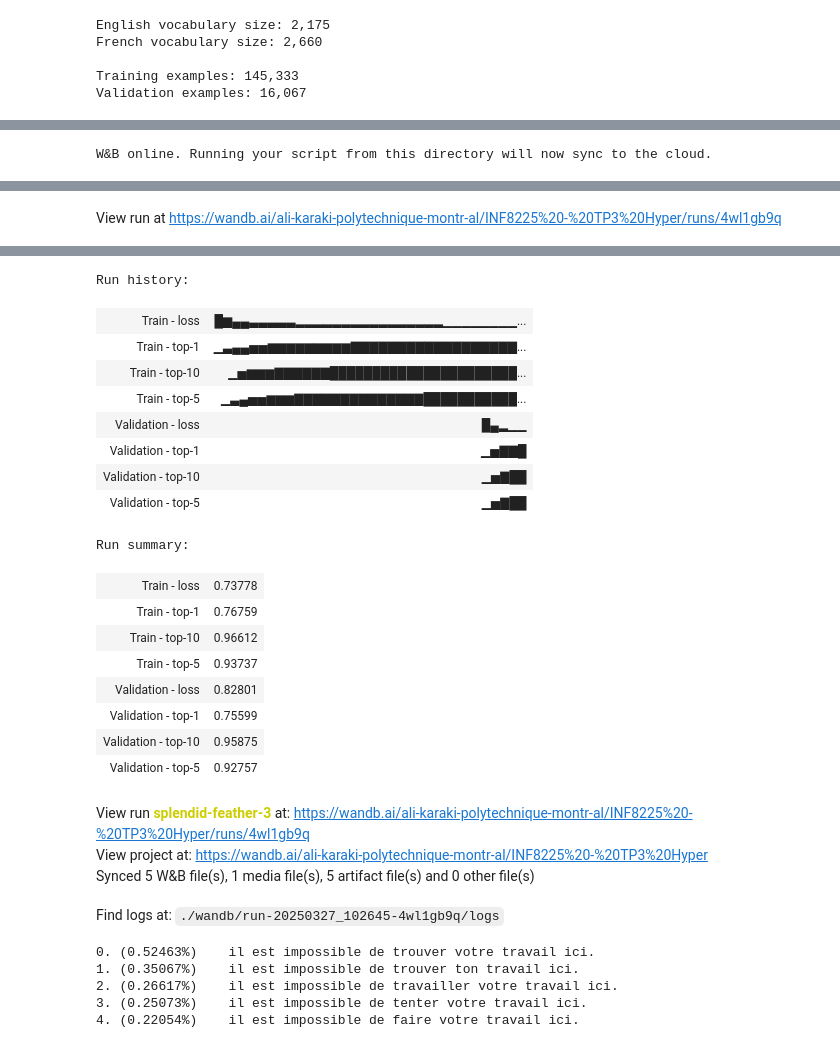
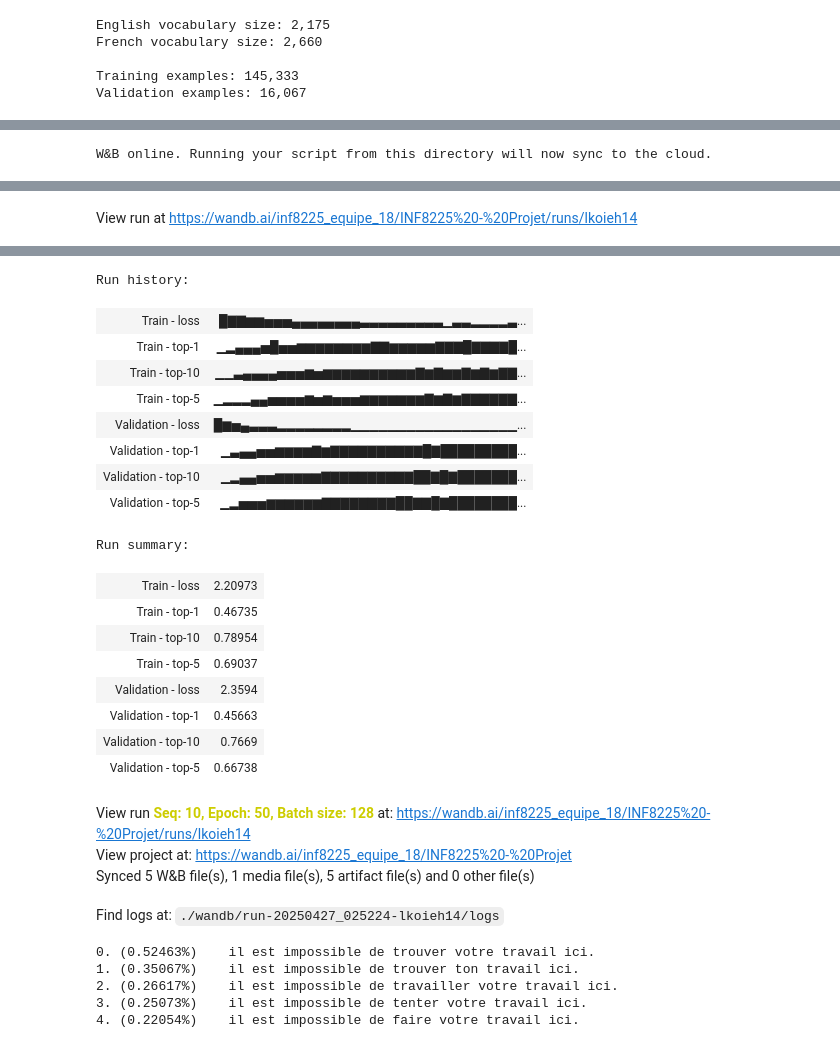
Before and after one commit to Alexis2707/INF8225-Projet, a Jupyter notebook: Projet_INF8225_equipe_18.ipynb, the cells around one changed output, grey strips where cells are left out. Cells and saved outputs as stored; diff of their text form; code cells hidden in the pictures.

```diff
--- a/Projet_INF8225_equipe_18.ipynb
+++ b/Projet_INF8225_equipe_18.ipynb
@@ -1415,7 +1404,7 @@ class DecoderOnlyTranslationTransformer(nn.Module):
 
     def forward(
         self,
-        sequence: torch.LongTensor
+        sequence: torch.LongTensor,
     ) -> torch.FloatTensor:
         """Predict the next token logits based on the input sequence."""
 
@@ -1862,8 +1864,14 @@ def loss_batch(
     target_in, target_out = target[:, :-1], target[:, 1:]
 
     # Loss
-    pred = model(source, target_in)  # [batch_size, n_tgt_tokens-1, n_vocab]
-    pred = pred.view(-1, pred.shape[2])  # [batch_size * (n_tgt_tokens - 1), n_vocab]
+    if config['model_type'] == 'encoder-decoder':
+        pred = model(source, target_in)  # [batch_size, n_tgt_tokens-1, n_vocab]
+    elif config['model_type'] == 'decoder-only':
+        pred = model(target_in)  # [batch_size, n_tgt_tokens-1, n_vocab]
+
+    # pred = model(source, target_in)  # [batch_size, n_tgt_tokens-1, n_vocab]
+    # pred = pred.view(-1, pred.shape[2])  # [batch_size * (n_tgt_tokens - 1), n_vocab]
+    pred = pred.view(-1, pred.shape[-1])  # [batch_size * (n_tgt_tokens - 1), n_vocab]
     target_out = target_out.flatten()  # [batch_size * (n_tgt_tokens - 1),]
     metrics['loss'] = loss_fn(pred, target_out)
 
@@ -1971,10 +1979,11 @@ def train_model(model: nn.Module, config: dict):
         val_pred, val_prob = beam_search(
             model,
             val_source,
-            config['src_vocab'],
-            config['tgt_vocab'],
-            config['src_tokenizer'],
-            device,  # It can take a lot of VRAM
+            # config['src_vocab'],
+            # config['tgt_vocab'],
+            # config['src_tokenizer'],
+            # device,  # It can take a lot of VRAM
+            config=config,
             beam_width=10,
             max_target=100,
             max_sentence_length=config['max_sequence_length'],
@@ -1990,10 +1999,11 @@ def train_model(model: nn.Module, config: dict):
         train_pred, train_prob = beam_search(
             model,
             train_source,
-            config['src_vocab'],
-            config['tgt_vocab'],
-            config['src_tokenizer'],
-            device,  # It can take a lot of VRAM
+            # config['src_vocab'],
+            # config['tgt_vocab'],
+            # config['src_tokenizer'],
+            # device,  # It can take a lot of VRAM
+            config=config,
             beam_width=10,
             max_target=100,
             max_sentence_length=config['max_sequence_length'],
@@ -2229,12 +2238,13 @@ Estimated Total Size (MB): 142.06
 # %%
-# !wandb online  # online / offline / disabled to activate, deactivate or turn off WandB logging
-!wandb offline
+!wandb online  # online / offline / disabled to activate, deactivate or turn off WandB logging
+# !wandb offline
 
 with wandb.init(
         config=config,
-        project='INF8225 - TP3 Hyper',  # Title of your project
-        group='Transformer - small',  # In what group of runs do you want this run to be in?
+        project='INF8225 - Projet',  # Title of your project
+        group='Transformer Decoder-only',  # In what group of runs do you want this run to be in?
         save_code=True,
+        name='Seq: 10, Epoch: 50, Batch size: 128'
     ):
     train_model(model, config)
 # %% [output]
@@ -2246 +2256 @@ View project at https://wandb.ai/ali-karaki-polytechnique-montr-al/INF8225%20-%2
-View run at https://wandb.ai/ali-karaki-polytechnique-montr-al/INF8225%20-%20TP3%20Hyper/runs/4wl1gb9q
+View run at https://wandb.ai/inf8225_equipe_18/INF8225%20-%20Projet/runs/lkoieh14
@@ -2264,26 +2274,26 @@ tom avait faim.
 [interactive output not drawn]
 Run history:
-| Train - loss | █▆▄▄▃▃▃▃▃▂▂▂▂▂▂▂▂▂▂▂▂▂▂▂▂▁▁▁▁▁▁▁▁... |
-| Train - top-1 | ▁▃▄▄▅▅▆▆▆▆▆▆▆▆▆▇▇▇▇▇▇▇▇▇▇▇▇▇▇▇▇▇▇... |
-| Train - top-10 | ▁▅▆▆▆▇▇▇▇▇▇██████████████████████... |
-| Train - top-5 | ▁▃▄▅▅▆▆▆▇▇▇▇▇▇▇▇▇▇▇▇▇▇███████████... |
-| Validation - loss | █▄▂▁▁ |
-| Validation - top-1 | ▁▅▇▇█ |
-| Validation - top-10 | ▁▅▇██ |
-| Validation - top-5 | ▁▅▇██ |
+| Train - loss | █▇▇▆▆▅▅▅▄▄▄▄▄▄▄▄▃▃▃▃▃▃▃▃▃▁▃▃▂▂▂▂▃... |
+| Train - top-1 | ▁▂▄▄▄▅█▅▅▆▆▆▆▆▆▆▆▇▇▆▆▆▆▆▇▇▇█▇▇▇▇█... |
+| Train - top-10 | ▁▁▃▄▄▄▄▅▅▅▆▅▆▆▆▆▆▆▆▆▆▆▇▆▇▆▆▇▆▇▆▇▇... |
+| Train - top-5 | ▁▂▂▂▄▄▅▅▅▅▆▅▆▅▅▅▆▆▆▆▆▆▆▇▆▇▆▇▇▇▇▇▇... |
+| Validation - loss | █▆▅▄▃▃▃▂▂▂▂▂▂▂▂▁▁▁▁▁▁▁▁▁▁▁▁▁▁▁▁▁▁... |
+| Validation - top-1 | ▁▃▄▄▅▅▆▆▆▆▇▆▇▇▇▇▇▇▇▇▇▇█▇█████████... |
+| Validation - top-10 | ▁▂▄▄▅▅▆▆▆▆▆▇▇▇▇▇▇▇▇▇▇██▇█▇███████... |
+| Validation - top-5 | ▁▂▅▅▅▆▆▆▆▆▆▇▇▇▇▇▇▇▇██▇▇█▇████████... |
 Run summary:
-| Train - loss | 0.73778 |
-| Train - top-1 | 0.76759 |
-| Train - top-10 | 0.96612 |
-| Train - top-5 | 0.93737 |
-| Validation - loss | 0.82801 |
-| Validation - top-1 | 0.75599 |
-| Validation - top-10 | 0.95875 |
-| Validation - top-5 | 0.92757 |
+| Train - loss | 2.20973 |
+| Train - top-1 | 0.46735 |
+| Train - top-10 | 0.78954 |
+| Train - top-5 | 0.69037 |
+| Validation - loss | 2.3594 |
+| Validation - top-1 | 0.45663 |
+| Validation - top-10 | 0.7669 |
+| Validation - top-5 | 0.66738 |
-View run splendid-feather-3 at: https://wandb.ai/ali-karaki-polytechnique-montr-al/INF8225%20-%20TP3%20Hyper/runs/4wl1gb9q
-View project at: https://wandb.ai/ali-karaki-polytechnique-montr-al/INF8225%20-%20TP3%20Hyper
+View run Seq: 10, Epoch: 50, Batch size: 128 at: https://wandb.ai/inf8225_equipe_18/INF8225%20-%20Projet/runs/lkoieh14
+View project at: https://wandb.ai/inf8225_equipe_18/INF8225%20-%20Projet
 Synced 5 W&B file(s), 1 media file(s), 5 artifact file(s) and 0 other file(s)
-Find logs at: ./wandb/run-20250327_102645-4wl1gb9q/logs
+Find logs at: ./wandb/run-20250427_025224-lkoieh14/logs
 # %%
 sentence = "It is possible to try your work here."
 
```
Also changed, not shown: parts of 8 cells of this notebook, 10 other files.
